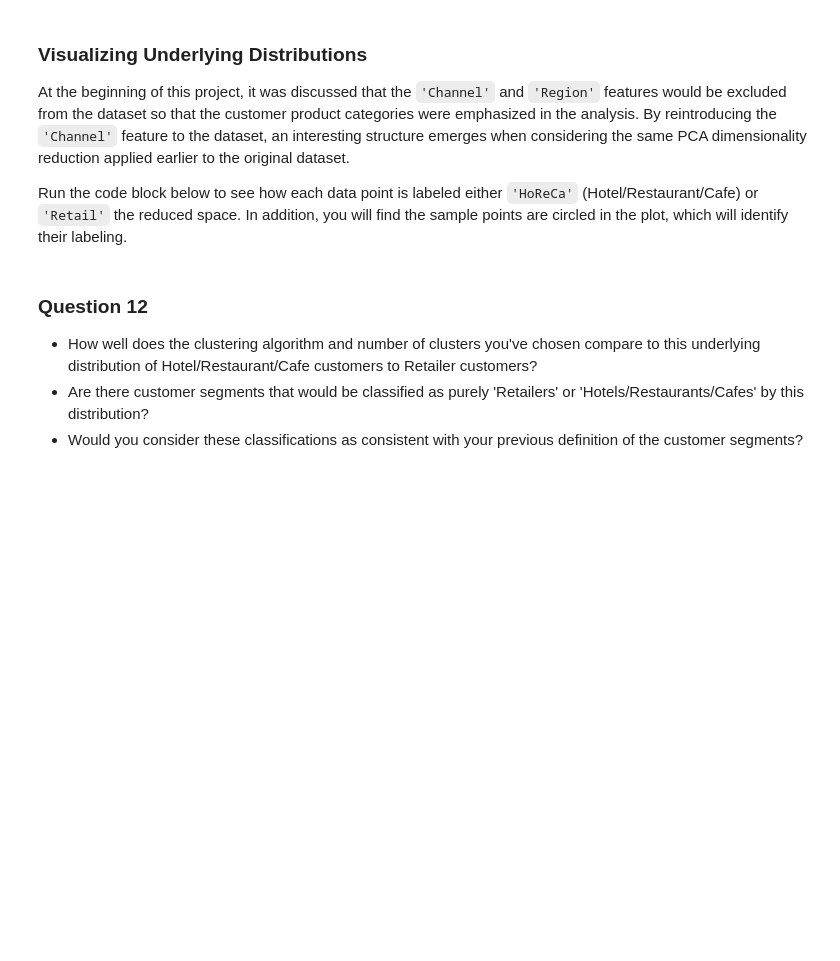
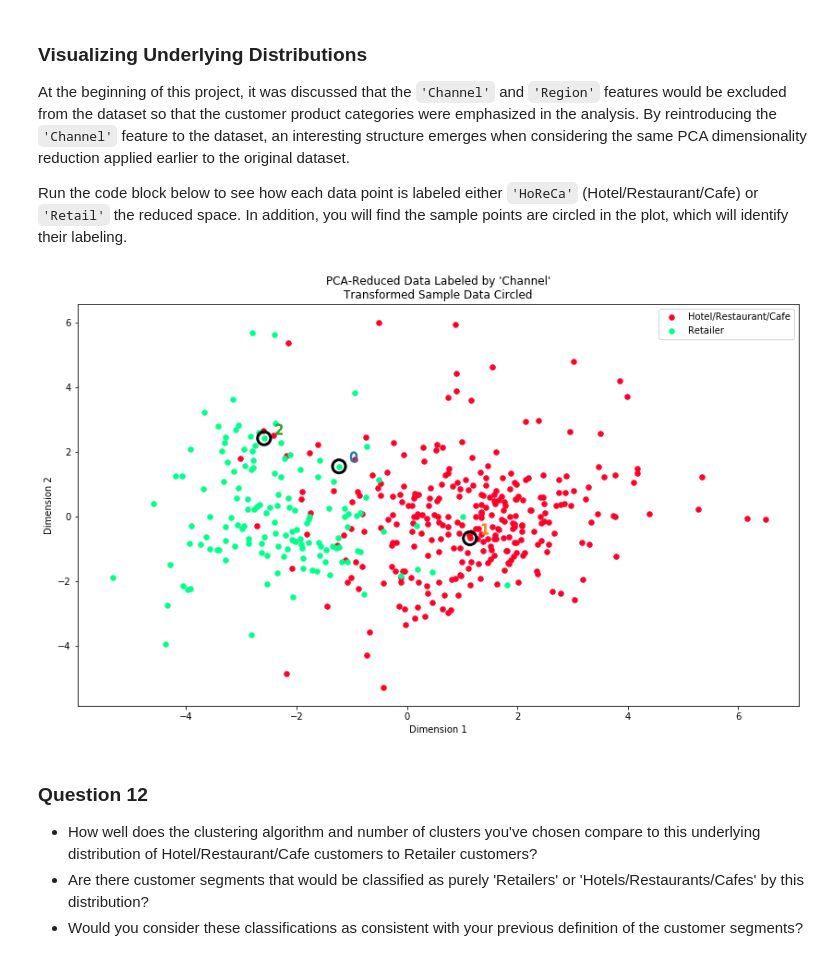
Before and after one commit to BL323/Creating-Customer-Segments-Machine-Learning, a Jupyter notebook: customer_segments.ipynb, the cells around one changed output. Saved outputs shown, nothing was run; the diff lists cells and outputs as text; code cells hidden in the pictures; blank space fills up the shorter version.

```diff
--- a/customer_segments.ipynb
+++ b/customer_segments.ipynb
@@ -402,3 +557,11 @@ score = None
+# %%
+# re-run the optimal case so the variables are populated for subsquent use in the notebook
+clusterer = GaussianMixture(n_components=2)
+clusterer.fit(reduced_data)
+preds = clusterer.predict(reduced_data)
+centers = clusterer.means_
+sample_preds = clusterer.predict(pca_samples)
+score = silhouette_score(reduced_data, preds)
 # %% [markdown]
 ### Cluster Visualization
 Once you've chosen the optimal number of clusters for your clustering algorithm using the scoring metric above, you can now visualize the results by executing the code block below. Note that, for experimentation purposes, you are welcome to adjust the number of clusters for your clustering algorithm to see various visualizations. The final visualization provided should, however, correspond with the optimal number of clusters.
@@ -474,7 +665,9 @@ At the beginning of this project, it was discussed that the `'Channel'` and `'Re
 Run the code block below to see how each data point is labeled either `'HoReCa'` (Hotel/Restaurant/Cafe) or `'Retail'` the reduced space. In addition, you will find the sample points are circled in the plot, which will identify their labeling.
 # %%
 # Display the clustering results based on 'Channel' data
-vs.channel_results(reduced_data, outliers, pca_samples)
+vs.channel_results(reduced_data, recurring_outliers, pca_samples)
+# %% [output]
+[figure, added]
 # %% [markdown]
 ### Question 12
 
```
Also changed, not shown: parts of 38 cells of this notebook, 1 other file.
